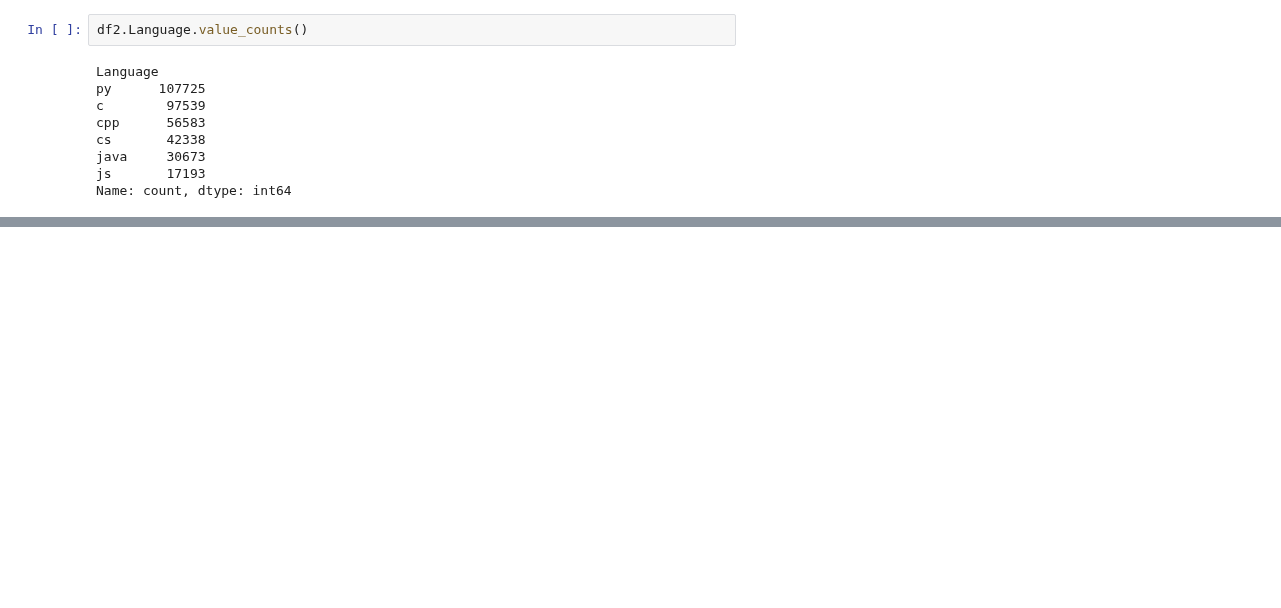
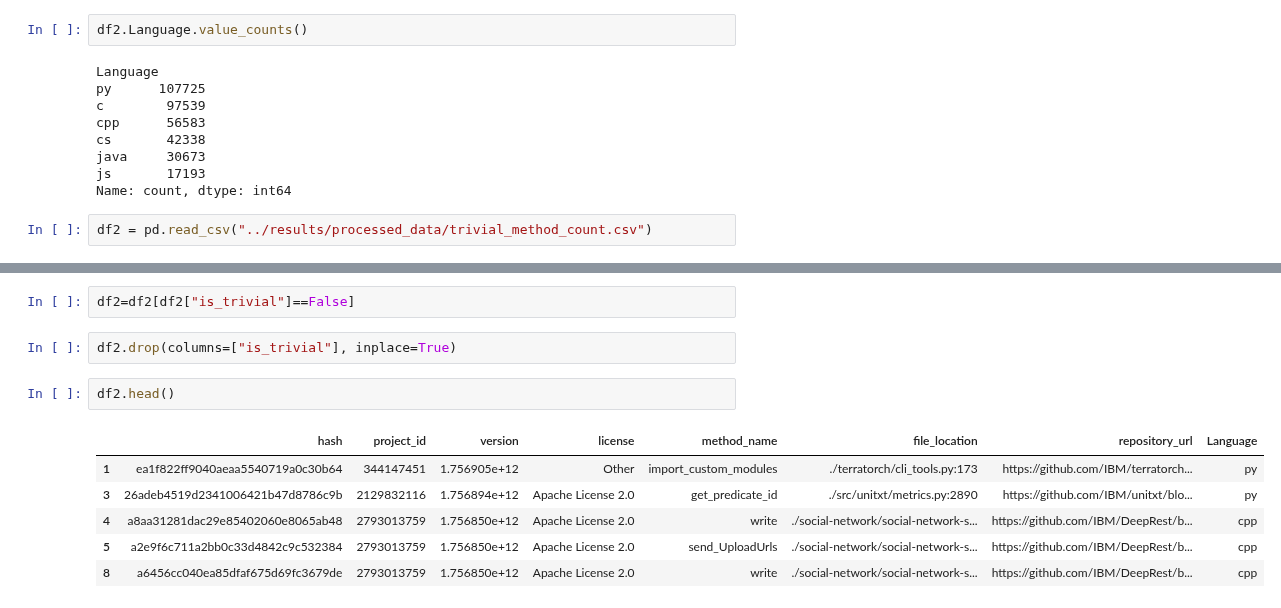
Before and after one commit to SecureSECO/searchSECO-miner, a Jupyter notebook: python_script/trival_method_stat_count.ipynb, the cells around one changed output, grey strips where cells are left out. Drawn from its saved outputs; the diff is of its cells as text; blank space fills up the shorter version.

Commit message:
updaete on match varifier and trivial method statistics

```diff
--- a/python_script/trival_method_stat_count.ipynb
+++ b/python_script/trival_method_stat_count.ipynb
@@ -192,6 +192,8 @@ cs       42338
 java     30673
 js       17193
 Name: count, dtype: int64
+# %%
+df2 = pd.read_csv("../results/processed_data/trivial_method_count.csv")
 # %%
 # Cross-tab counts
 counts = pd.crosstab(df2["Language"], df2["is_trivial"])
@@ -222,0 +239,13 @@ Total       324603 (92.2%)    27448 (7.8%)
+# %%
+df2=df2[df2["is_trivial"]==False]
+# %%
+df2.drop(columns=["is_trivial"], inplace=True)
+# %%
+df2.head()
+# %% [output]
+|  | hash | project_id | version | license | method_name | file_location | repository_url | Language |
+| 1 | ea1f822ff9040aeaa5540719a0c30b64 | 344147451 | 1.756905e+12 | Other | import_custom_modules | ./terratorch/cli_tools.py:173 | https://github.com/IBM/terratorch... | py |
+| 3 | 26adeb4519d2341006421b47d8786c9b | 2129832116 | 1.756894e+12 | Apache License 2.0 | get_predicate_id | ./src/unitxt/metrics.py:2890 | https://github.com/IBM/unitxt/blo... | py |
+| 4 | a8aa31281dac29e85402060e8065ab48 | 2793013759 | 1.756850e+12 | Apache License 2.0 | write | ./social-network/social-network-s... | https://github.com/IBM/DeepRest/b... | cpp |
+| 5 | a2e9f6c711a2bb0c33d4842c9c532384 | 2793013759 | 1.756850e+12 | Apache License 2.0 | send_UploadUrls | ./social-network/social-network-s... | https://github.com/IBM/DeepRest/b... | cpp |
+| 8 | a6456cc040ea85dfaf675d69fc3679de | 2793013759 | 1.756850e+12 | Apache License 2.0 | write | ./social-network/social-network-s... | https://github.com/IBM/DeepRest/b... | cpp |
```
Also changed, not shown: parts of 5 cells of this notebook, 3 other files.
